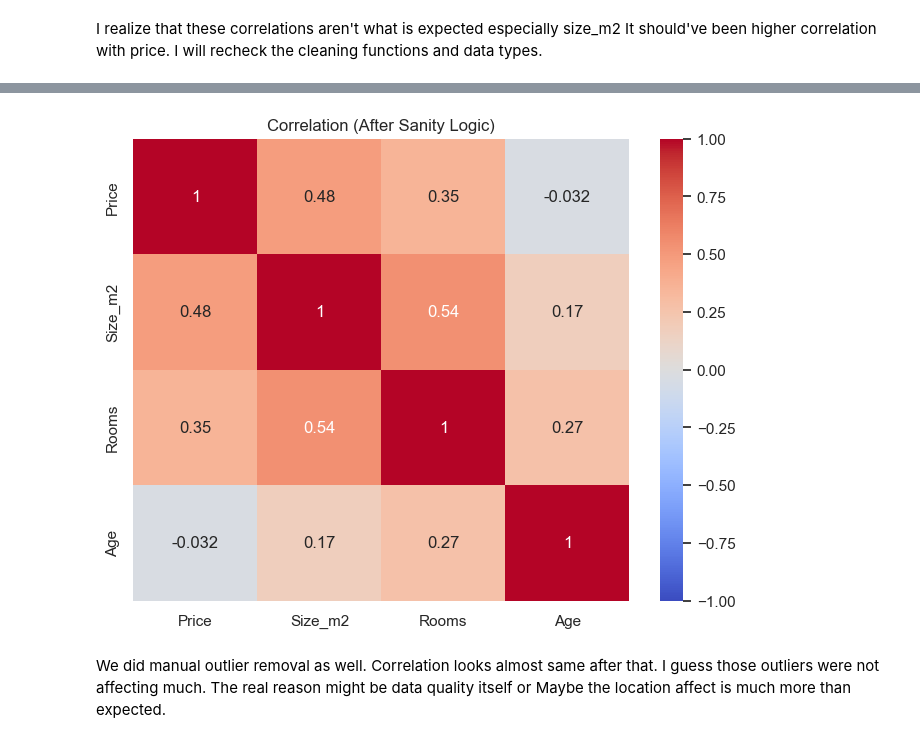
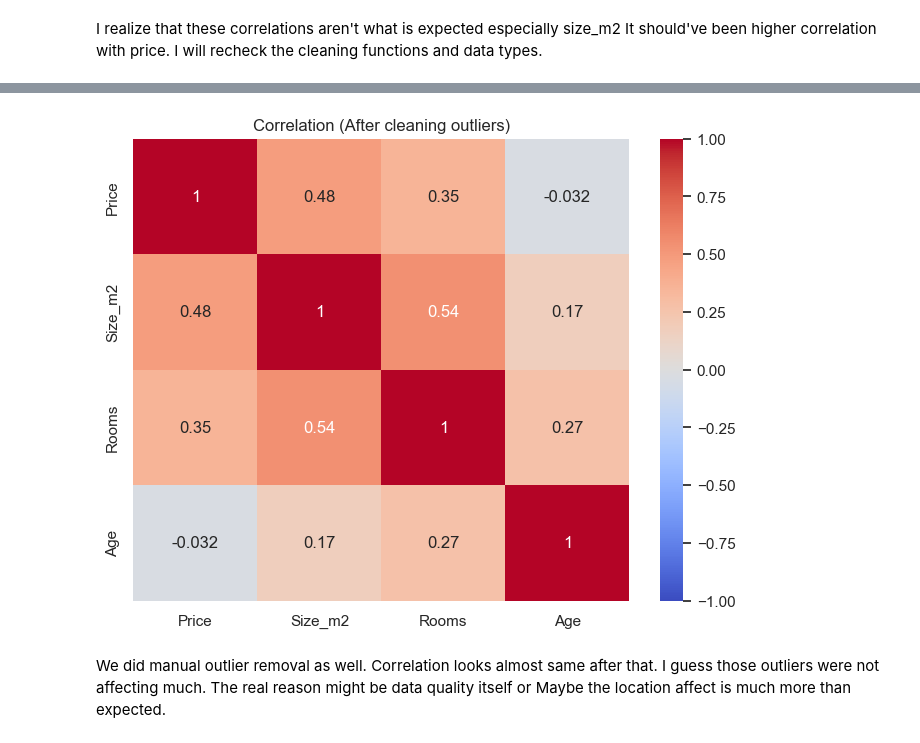
Before and after one commit to irfanburakege/Izmir_house_price_prediction_app, a Jupyter notebook: model.ipynb, the cells around one changed output, grey strips where cells are left out. Saved outputs shown, nothing was run; the diff lists cells and outputs as text; code cells hidden in the pictures.

```diff
--- a/model.ipynb
+++ b/model.ipynb
@@ -226,11 +222,11 @@ After removal row count: 957
 # %%
 plt.figure(figsize=(8, 6))
 correlation = df_clean[['Price', 'Size_m2', 'Rooms', 'Age']].corr()
 sns.heatmap(correlation, annot=True, cmap='coolwarm', vmin=-1, vmax=1)
-plt.title('Correlation (After Sanity Logic)')
+plt.title('Correlation (After cleaning outliers)')
 plt.show()
 # %% [output]
-[figure, old version]
+[figure, new version]
 # %% [markdown]
 We did manual outlier removal as well. Correlation looks almost same after that. I guess those outliers were not affecting much. The real reason might be data quality itself or Maybe the location affect is much more than expected.
 # %% [markdown]
```
Also changed, not shown: parts of 10 cells of this notebook, 1 other file.
